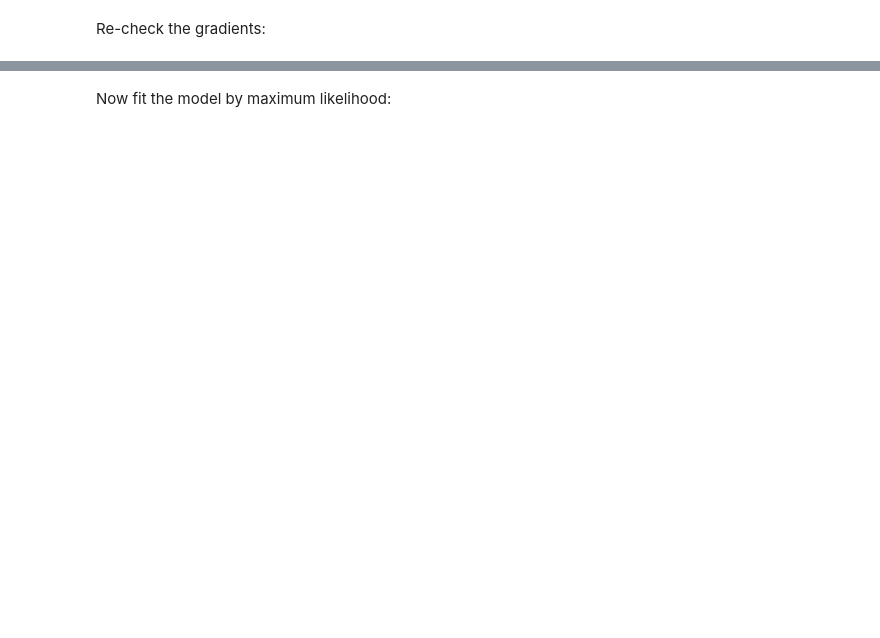
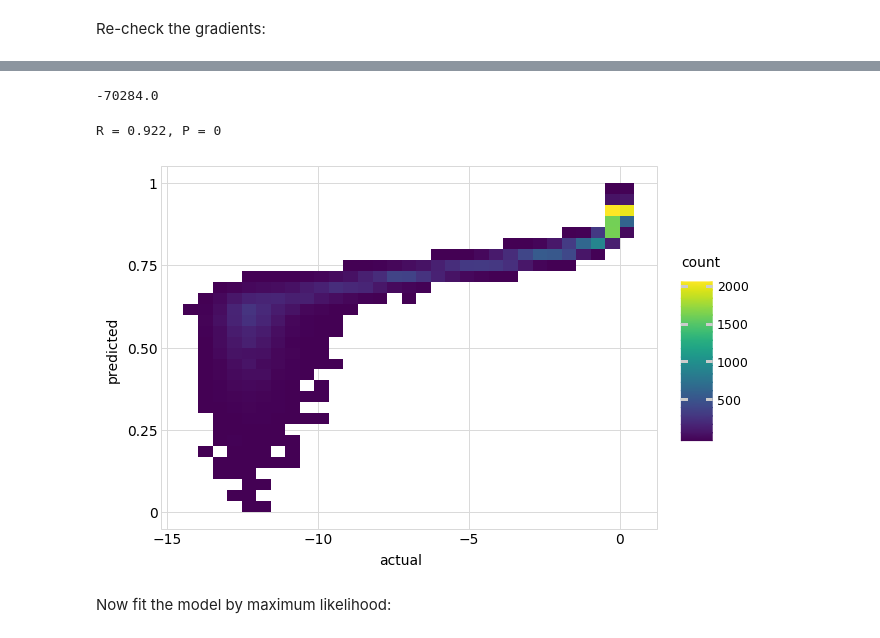
Before and after one commit to jbloomlab/dms_variants, a Jupyter notebook: notebooks/monotonicsplineepistasis_model.ipynb, the cells around one changed output, grey strips where cells are left out. Saved outputs shown, nothing was run; the diff lists cells and outputs as text; code cells hidden in the pictures; blank space fills up the shorter version.

Commit message:
slight progress on `MonotonicSplineEpistasis` notebook

```diff
--- a/notebooks/monotonicsplineepistasis_model.ipynb
+++ b/notebooks/monotonicsplineepistasis_model.ipynb
@@ -264,17 +262,25 @@ ValueError: `x` outside 0.0 and 1.0: [-3.96726776 -3.06116296  0.46304549 ... -6
 # %%
-round(noepistasis_model.loglik)
+round(spline_model.loglik)
+# %% [output]
+-70284.0
 # %%
 r, p = scipy.stats.pearsonr(
         binarymap.func_scores,
-        noepistasis_model.latent_phenotypes_frombinary(binarymap.binary_variants),
+        spline_model.observed_phenotypes_fromlatent(
+            spline_model.latent_phenotypes_frombinary(
+                binarymap.binary_variants)),
         )
 print(f"R = {r:.3f}, P = {p:.2g}")
+# %% [output]
+R = 0.922, P = 0
 # %%
 df = pd.DataFrame({'actual': binarymap.func_scores,
-                   'predicted': noepistasis_model.latent_phenotypes_frombinary(binarymap.binary_variants),
+                   'predicted': spline_model.latent_phenotypes_frombinary(binarymap.binary_variants),
                    })
 
 _ = (ggplot(df, aes('actual', 'predicted')) +
      geom_bin2d()
      ).draw()
+# %% [output]
+[figure, added]
 # %%
```
Also changed, not shown: parts of 6 cells of this notebook.
